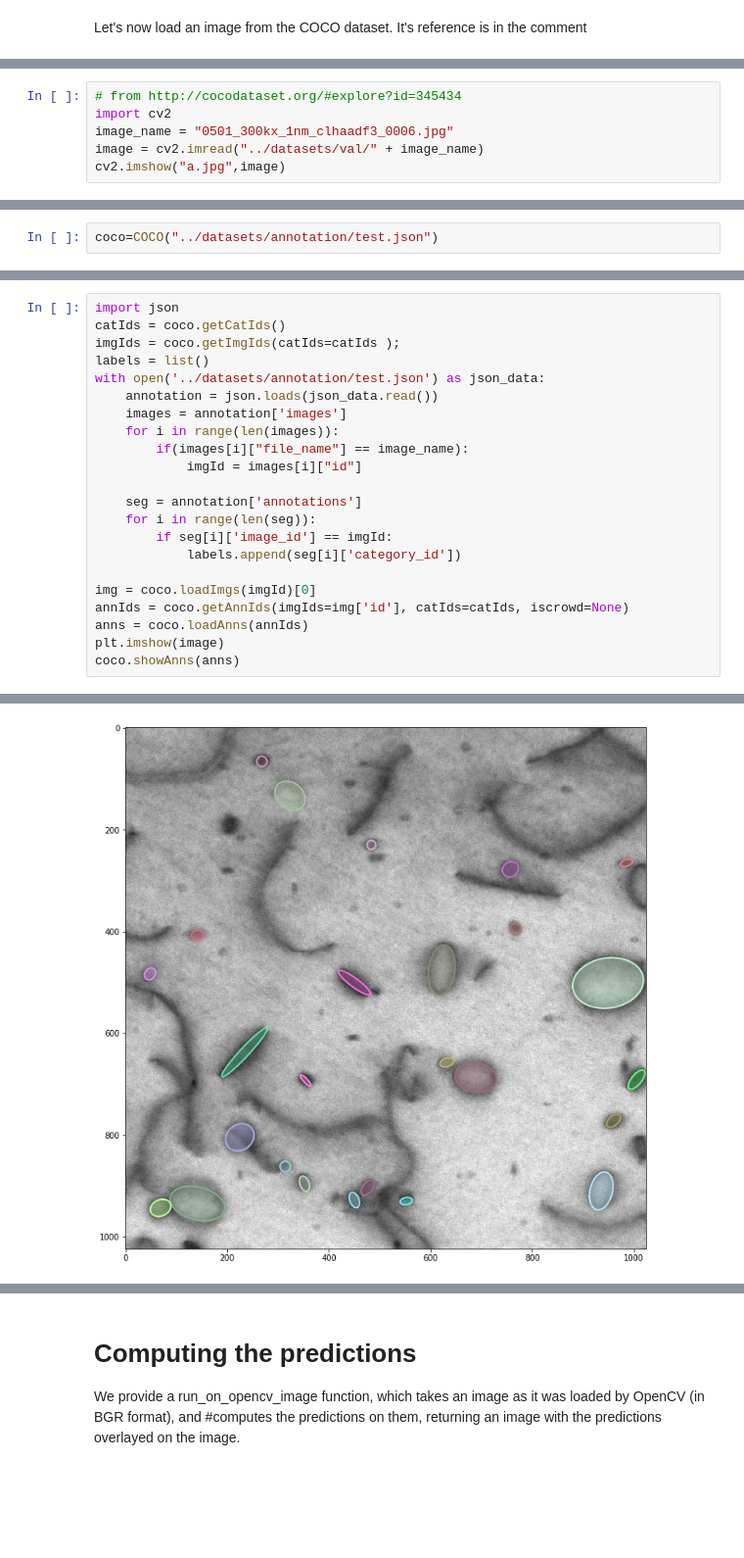
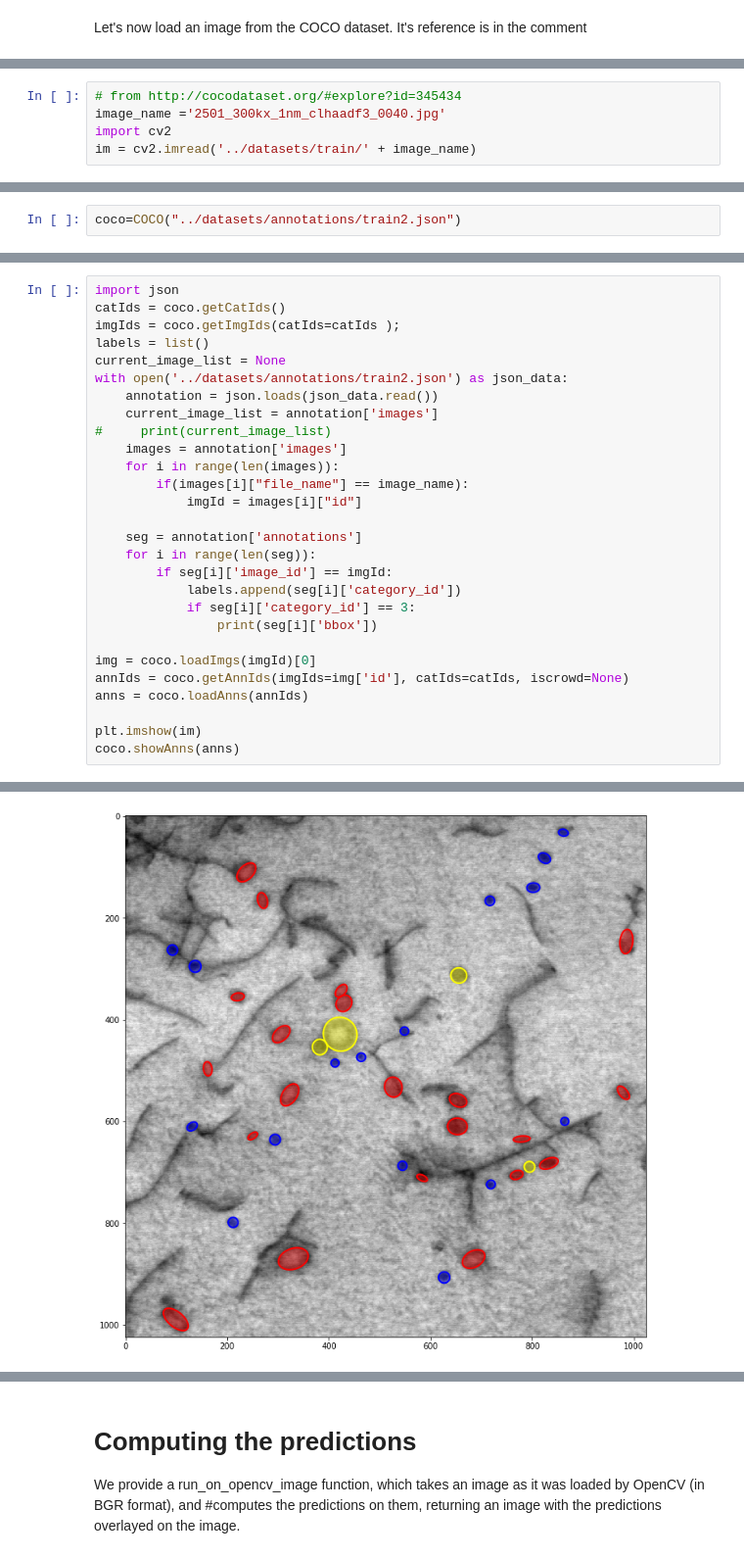
Before and after one commit to iphyer/DefectDetection-MaskRCNN, a Jupyter notebook: demo/Mask_R-CNN_ValidationMetrics.ipynb, the cells around one changed output, grey strips where cells are left out. Shown at 98% size. Saved outputs shown, nothing was run; the diff lists cells and outputs as text; blank space fills up the shorter version.

```diff
--- a/demo/Mask_R-CNN_ValidationMetrics.ipynb
+++ b/demo/Mask_R-CNN_ValidationMetrics.ipynb
@@ -73,6 +93,5 @@ Let's now load an image from the COCO dataset. It's reference is in the comment
 # %%
 # from http://cocodataset.org/#explore?id=345434
+image_name ='2501_300kx_1nm_clhaadf3_0040.jpg'
 import cv2
-image_name = "0501_300kx_1nm_clhaadf3_0006.jpg"
-image = cv2.imread("../datasets/val/" + image_name)
-cv2.imshow("a.jpg",image)
+im = cv2.imread('../datasets/train/' + image_name)
@@ -81,4 +98,4 @@ NameError: name 'imshow' is not defined
 # %%
-coco=COCO("../datasets/annotation/test.json")
+coco=COCO("../datasets/annotations/train2.json")
 # %% [output]
 loading annotations into memory...
@@ -90,8 +107,11 @@ import json
 catIds = coco.getCatIds()
 imgIds = coco.getImgIds(catIds=catIds );
 labels = list()
-with open('../datasets/annotation/test.json') as json_data:
+current_image_list = None
+with open('../datasets/annotations/train2.json') as json_data:
     annotation = json.loads(json_data.read())
+    current_image_list = annotation['images']
+#     print(current_image_list)
     images = annotation['images']
     for i in range(len(images)):
         if(images[i]["file_name"] == image_name):
@@ -101,10 +121,13 @@ with open('../datasets/annotation/test.json') as json_data:
     for i in range(len(seg)):
         if seg[i]['image_id'] == imgId:
             labels.append(seg[i]['category_id'])
+            if seg[i]['category_id'] == 3:
+                print(seg[i]['bbox'])
 
 img = coco.loadImgs(imgId)[0]
 annIds = coco.getAnnIds(imgIds=img['id'], catIds=catIds, iscrowd=None)
 anns = coco.loadAnns(annIds)
-plt.imshow(image)
+
+plt.imshow(im)
 coco.showAnns(anns)
 # %% [output]
@@ -111 +138 @@ coco.showAnns(anns)
-[figure, old version]
+[figure, new version]
```
Also changed, not shown: parts of 34 cells of this notebook, 1 other file.
